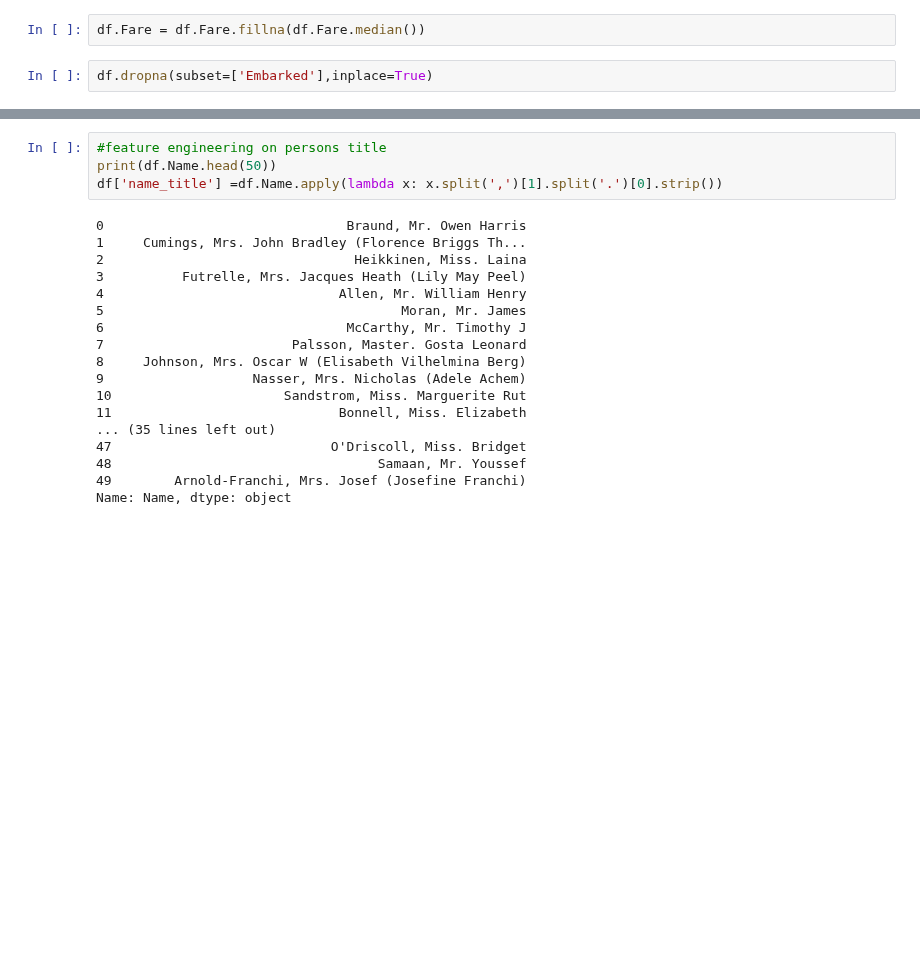
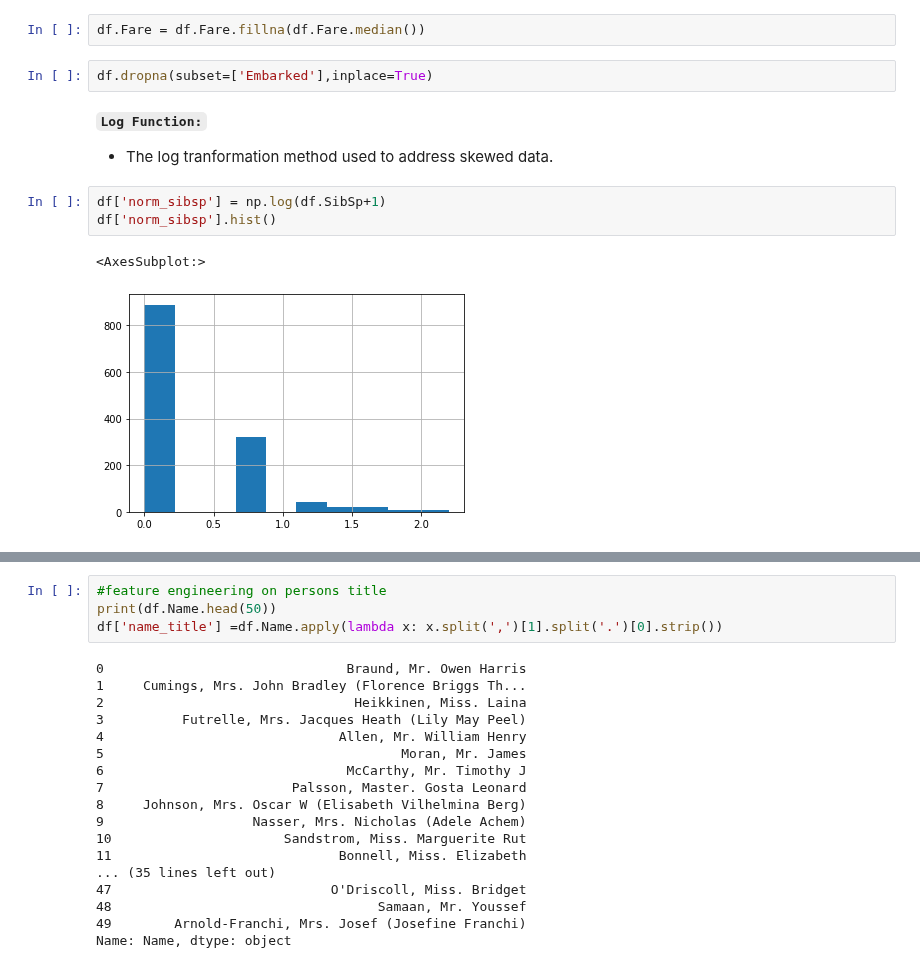
Before and after one commit to Jyothif/Titanic_Disaster_Deployment, a Jupyter notebook: Titanic_Diaster_Deployment.ipynb, the cells around one changed output, grey strips where cells are left out. Saved outputs shown, nothing was run; the diff lists cells and outputs as text; blank space fills up the shorter version.

```diff
--- a/Titanic_Diaster_Deployment.ipynb
+++ b/Titanic_Diaster_Deployment.ipynb
@@ -421,3 +444,13 @@ df.Age = df.Age.fillna(df.Age.median())
 df.Fare = df.Fare.fillna(df.Fare.median())
 # %%
 df.dropna(subset=['Embarked'],inplace=True)
+# %% [markdown]
+**`Log Function:`**
+
+- The log tranformation method used to address skewed data.
+# %%
+df['norm_sibsp'] = np.log(df.SibSp+1)
+df['norm_sibsp'].hist()
+# %% [output]
+<AxesSubplot:>
+[figure, added]
```
Also changed, not shown: parts of 44 cells of this notebook.
